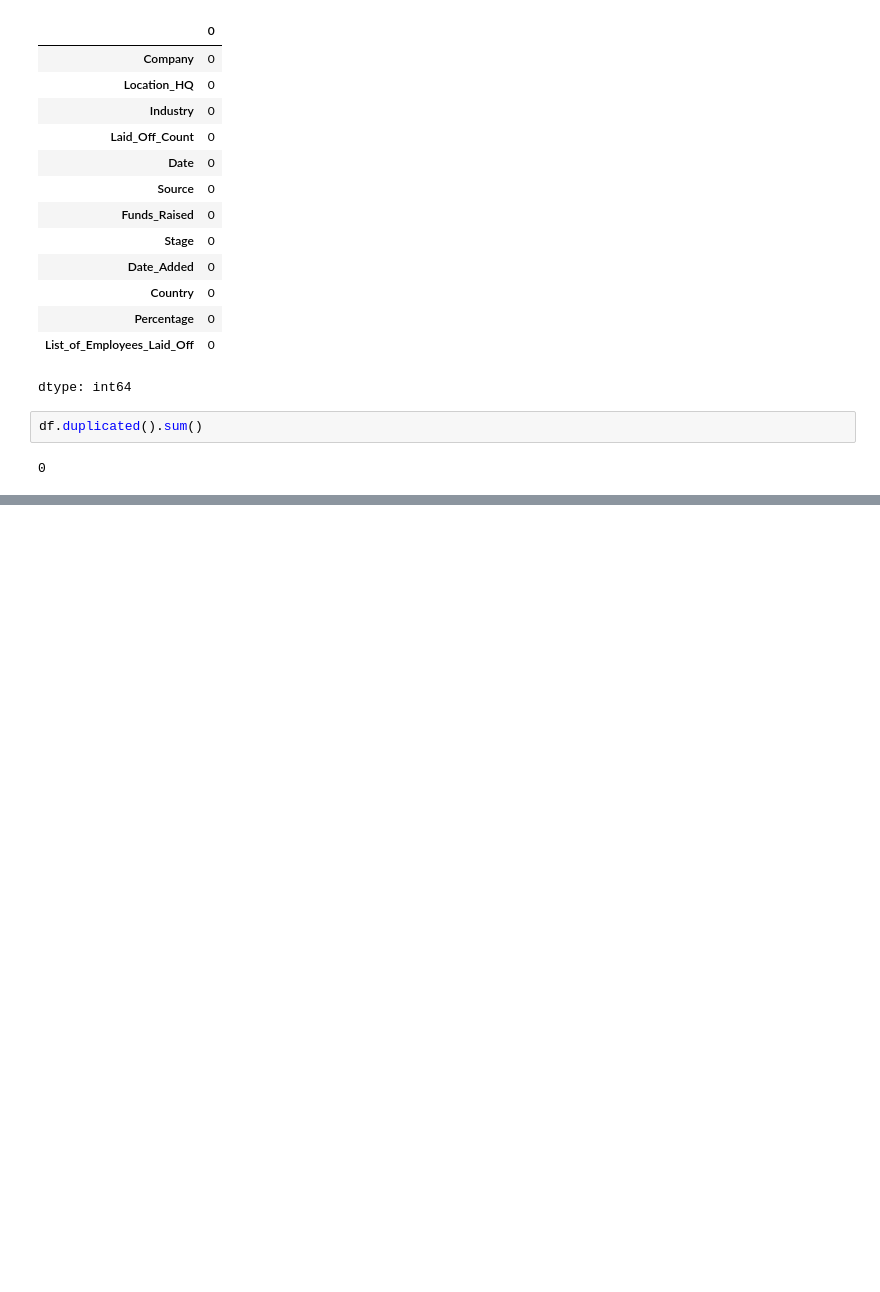
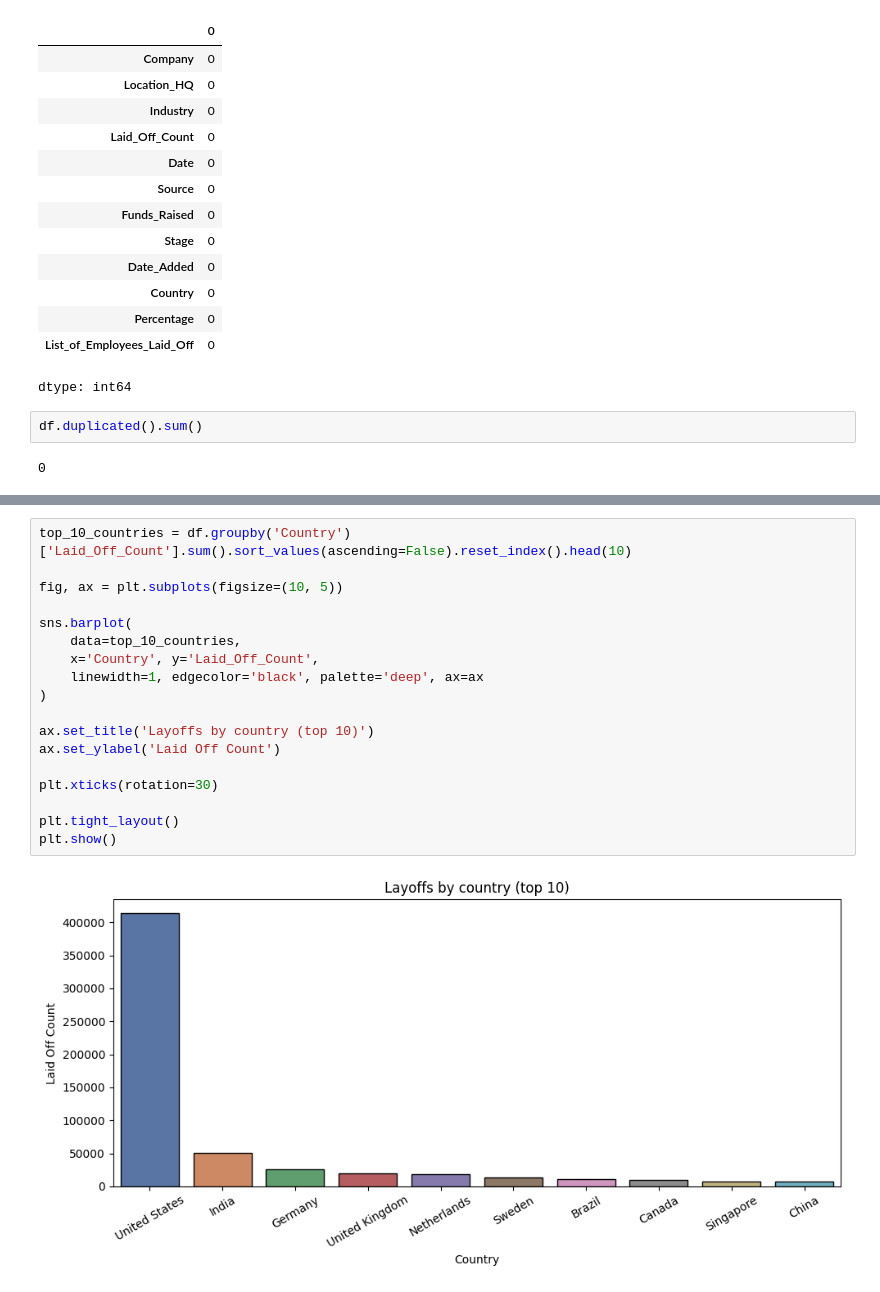
Before and after one commit to Shawn1yu/2020-2024-layoff_data_visualization, a Jupyter notebook: Layoff_Data_Visualization.ipynb, the cells around one changed output, grey strips where cells are left out. Cells and saved outputs as stored; diff of their text form; blank space fills up the shorter version.

```diff
--- a/Layoff_Data_Visualization.ipynb
+++ b/Layoff_Data_Visualization.ipynb
@@ -442,0 +313,20 @@ plt.show()
+# %%
+top_10_countries = df.groupby('Country')['Laid_Off_Count'].sum().sort_values(ascending=False).reset_index().head(10)
+
+fig, ax = plt.subplots(figsize=(10, 5))
+
+sns.barplot(
+    data=top_10_countries,
+    x='Country', y='Laid_Off_Count',
+    linewidth=1, edgecolor='black', palette='deep', ax=ax
+)
+
+ax.set_title('Layoffs by country (top 10)')
+ax.set_ylabel('Laid Off Count')
+
+plt.xticks(rotation=30)
+
+plt.tight_layout()
+plt.show()
+# %% [output]
+[figure, added]
```
Also changed, not shown: parts of 41 cells of this notebook.
